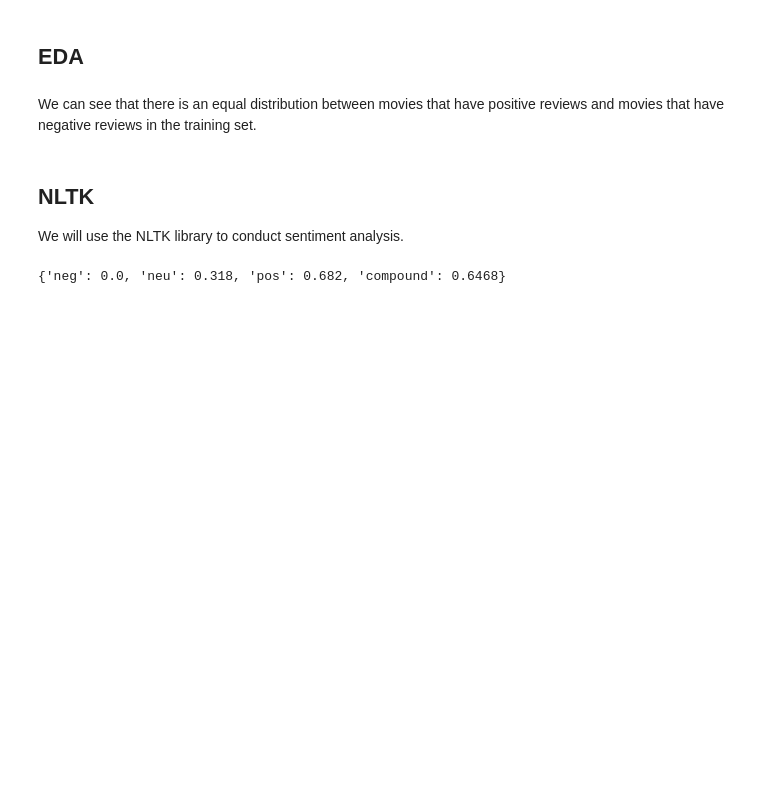
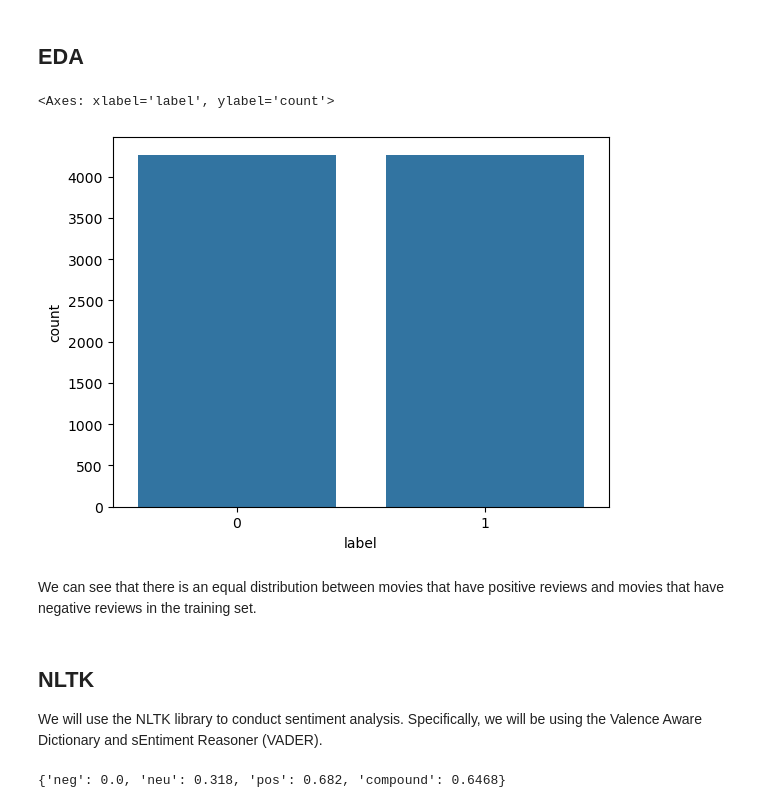
Before and after one commit to AnaqiAmir/Rotten-Tomatoes-Sentiment-Analyst, a Jupyter notebook: analysis.ipynb, the cells around one changed output. Drawn from its saved outputs; the diff is of its cells as text; code cells hidden in the pictures; blank space fills up the shorter version.

```diff
--- a/analysis.ipynb
+++ b/analysis.ipynb
@@ -88,8 +92,13 @@ pd.DataFrame(train_data['label']).value_counts().plot(kind='bar')
+# %%
+sns.countplot(data=train_df, x='label')
+# %% [output]
+<Axes: xlabel='label', ylabel='count'>
+[figure, added]
 # %% [markdown]
 We can see that there is an equal distribution between movies that have positive reviews and movies that have negative reviews in the training set.
 # %% [markdown]
 ## NLTK
-We will use the NLTK library to conduct sentiment analysis.
+We will use the NLTK library to conduct sentiment analysis. Specifically, we will be using the Valence Aware Dictionary and sEntiment Reasoner (VADER).
 # %%
 # Create instance of Sentiment Intensity Analyzer
 sia = SentimentIntensityAnalyzer()
```
Also changed, not shown: parts of 7 cells of this notebook.
